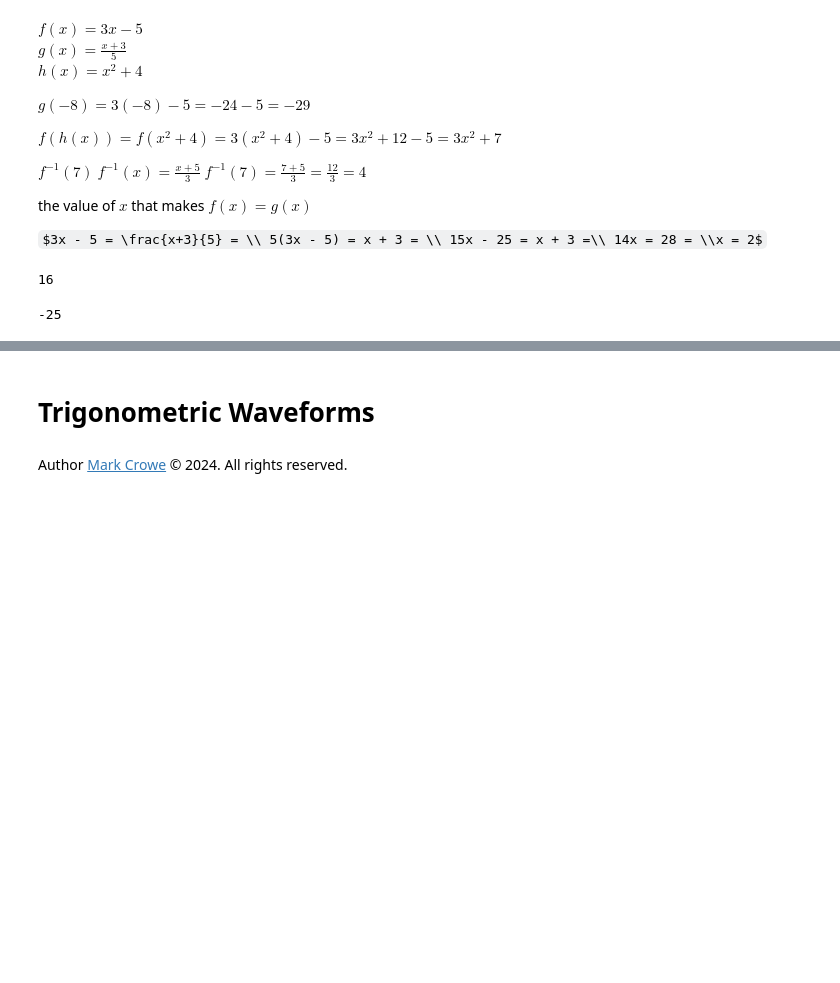
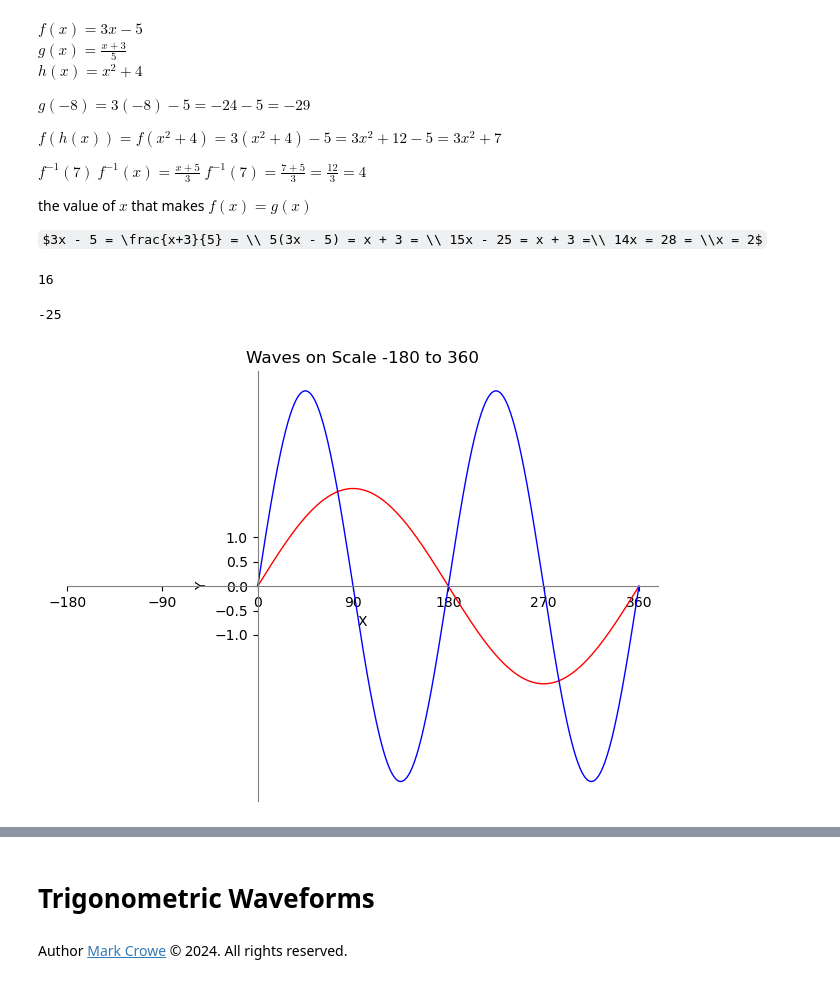
Before and after one commit to marcocrowe/learn-computer-maths, a Jupyter notebook: functions.ipynb, the cells around one changed output, grey strips where cells are left out. Cells and saved outputs as stored; diff of their text form; code cells hidden in the pictures; some formulas as TeX source; blank space fills up the shorter version.

```diff
--- a/functions.ipynb
+++ b/functions.ipynb
@@ -76,3 +143,12 @@ def graph_function(x_values, y_values, title, x_label, y_label):
 
     plt.tight_layout()
     plt.show()
+# %%
+x_values = linspace(0, 360, 1_000)  # Range from -180 to 360
+cos_line = Line(x_values, 2 * sin(x_values * pi / 180), color="red")
+sin_line = Line(x_values, 4 * sin(2 * x_values * pi / 180), color="blue")
+# Define the x-axis values
+# Generate the y-axis values (sine values)
+graph_function([cos_line, sin_line], "Waves on Scale -180 to 360", "X", "Y")
+# %% [output]
+[figure, added]
```
Also changed, not shown: parts of 6 cells of this notebook.
